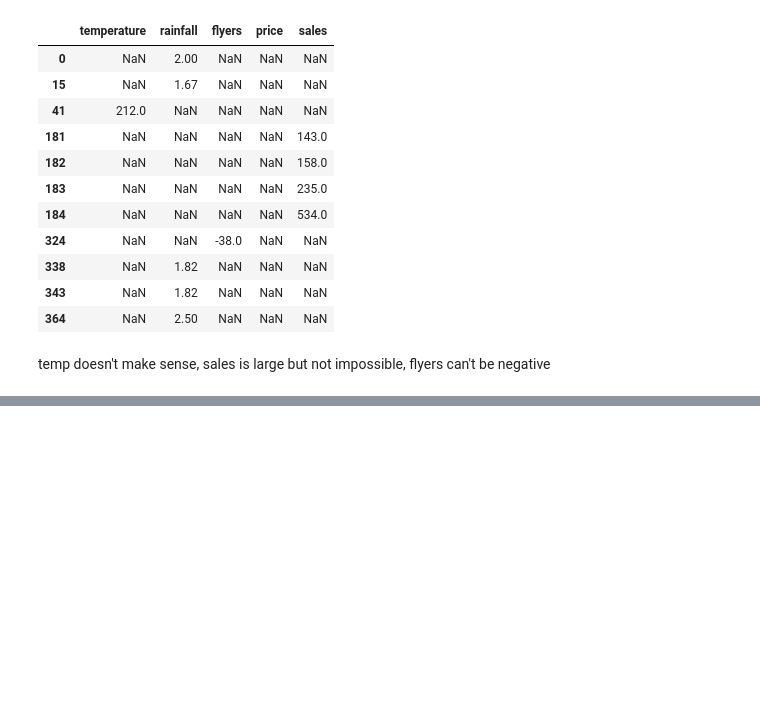
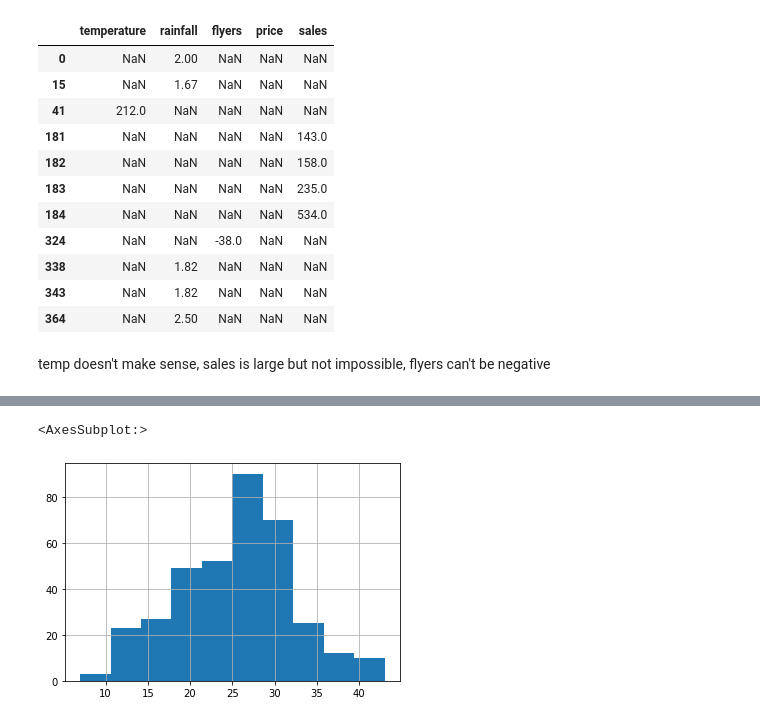
Before and after one commit to KyleTaylorGreen/anomaly-detection-exercises, a Jupyter notebook: continuous_probabilistic_methods.ipynb, the cells around one changed output, grey strips where cells are left out. Drawn from its saved outputs; the diff is of its cells as text; code cells hidden in the pictures; blank space fills up the shorter version.

```diff
--- a/continuous_probabilistic_methods.ipynb
+++ b/continuous_probabilistic_methods.ipynb
@@ -207,0 +208,5 @@ temp doesn't make sense, sales is large but not impossible, flyers can't be nega
+# %%
+lemonade.sales[lemonade.sales < 100].hist()
+# %% [output]
+<AxesSubplot:>
+[figure, added]
```
Also changed, not shown: parts of 8 cells of this notebook, 2 other files.
